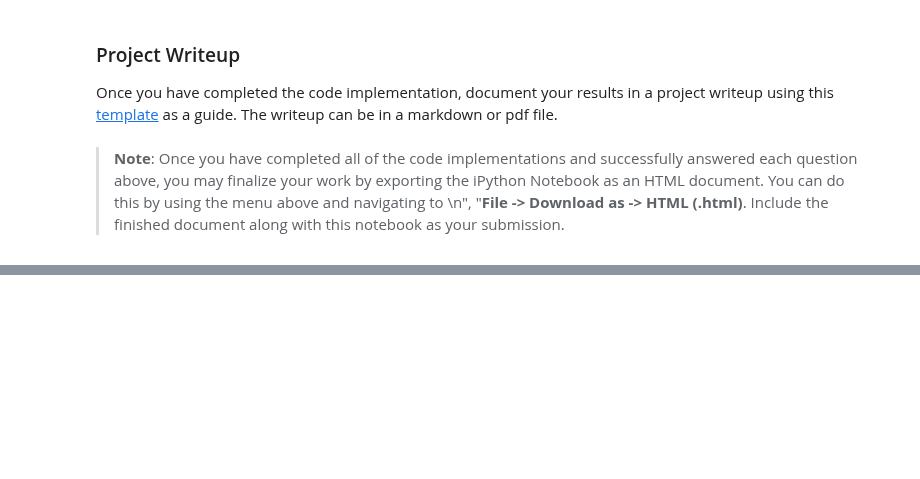
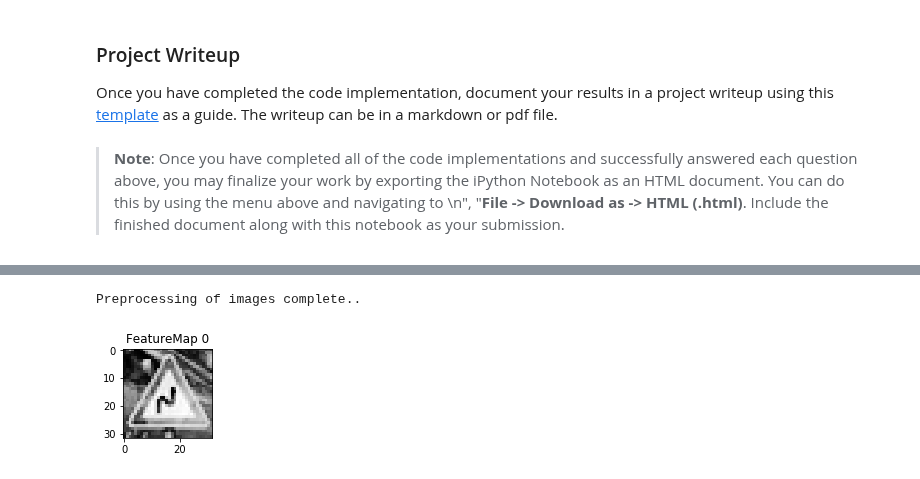
Before and after one commit to BusAI-Self-Driving-Car/carnd-traffic-sign-classifier, a Jupyter notebook: Traffic_Sign_Classifier.ipynb, the cells around one changed output, grey strips where cells are left out. Saved outputs shown, nothing was run; the diff lists cells and outputs as text; code cells hidden in the pictures; blank space fills up the shorter version.

```diff
--- a/Traffic_Sign_Classifier.ipynb
+++ b/Traffic_Sign_Classifier.ipynb
@@ -796,3 +818,10 @@ def outputFeatureMap(image_input, tf_activation, activation_min=-1, activation_m
             plt.imshow(activation[0,:,:, featuremap], interpolation="nearest", vmin=activation_min, cmap="gray")
         else:
             plt.imshow(activation[0,:,:, featuremap], interpolation="nearest", cmap="gray")
+# %%
+with tf.Session() as sess:
+    saver.restore(sess, tf.train.latest_checkpoint('.'))
+    outputFeatureMap(pre_processing(image_list), x)
+# %% [output]
+Preprocessing of images complete..
+[figure, added]
```
Also changed, not shown: parts of 13 cells of this notebook, 10 other files.
